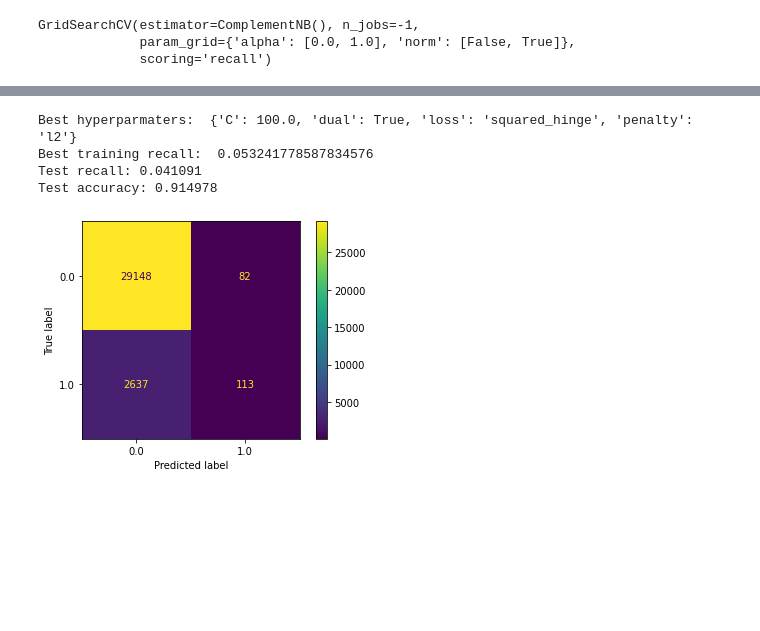
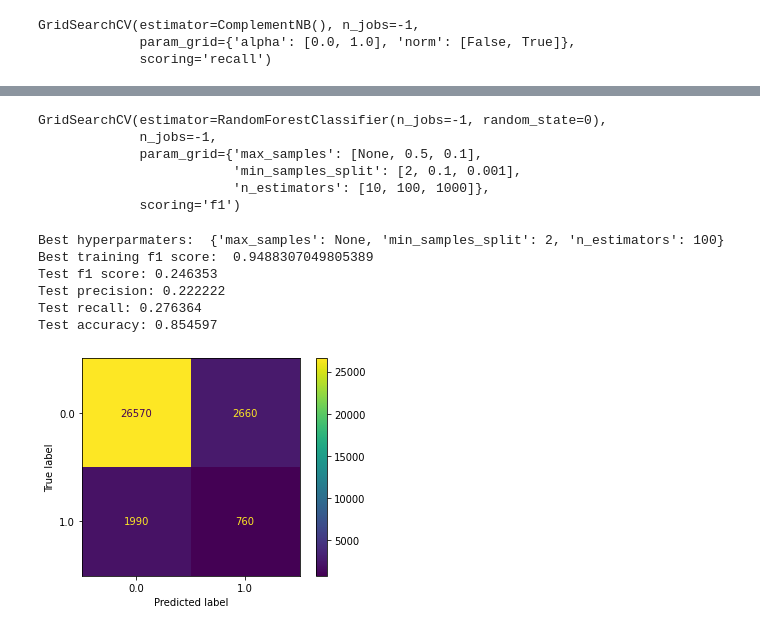
Before and after one commit to Imperator-M/Heart-Disease-ML-Project, a Jupyter notebook: Notebook/Heart_disease_group_project.ipynb, the cells around one changed output, grey strips where cells are left out. Saved outputs shown, nothing was run; the diff lists cells and outputs as text; code cells hidden in the pictures; blank space fills up the shorter version.

Commit message:
switched to f1 score, oversampled data

```diff
--- a/Notebook/Heart_disease_group_project.ipynb
+++ b/Notebook/Heart_disease_group_project.ipynb
@@ -456,20 +750,49 @@ GridSearchCV(estimator=LinearSVC(), n_jobs=-1,
+# %%
+# Although the performance of the random forest is pretty similar to that
+# of the single decision tree, we will still move forward with the random
+# forest, because (1) it has increased flexibility, as mentioned before,
+# and (2) it resulted in a higher amount of true positives, which is
+# perhaps the single most important quantity in the confusion matrix.
+
+# As with our other models, we now perform a grid search to try and find
+# the hyperparameters that result in the best-performing random forest
+# classifier.
+base_forest_model = RandomForestClassifier(random_state=0, n_jobs=-1)
+forest_parameters = {
+    "n_estimators": [10, 100, 1000],
+    "min_samples_split": [2, 0.1, 0.001],
+    "max_samples": [None, 0.5, 0.1]
+}
+tuned_forest_model = GridSearchCV(base_forest_model, param_grid=forest_parameters, scoring="f1", n_jobs=-1)
+tuned_forest_model.fit(X_train_oversampled, y_train_oversampled)
+# %% [output]
+GridSearchCV(estimator=RandomForestClassifier(n_jobs=-1, random_state=0),
+             n_jobs=-1,
+             param_grid={'max_samples': [None, 0.5, 0.1],
+                         'min_samples_split': [2, 0.1, 0.001],
+                         'n_estimators': [10, 100, 1000]},
+             scoring='f1')
 # %%
-# As with the other models, we now report the best hyperparameters
-# and the recall that the corresponding model was able to achieve
-print("Best hyperparmaters: ", tuned_svm_model.best_params_)
-print("Best training recall: ", tuned_svm_model.best_score_)
+# Now we can report the best hyperparameters and the f1 score that
+# the corresponding model was able to achieve
+print("Best hyperparmaters: ", tuned_forest_model.best_params_)
+print("Best training f1 score: ", tuned_forest_model.best_score_)
 
-# Finally, we use our tuned SVM to predict test labels, report
+# Finally, we use our tuned model to predict test labels, report
 # performance statistics on the test set, and plot the confusion
 # matrix
-y_pred_svm = tuned_svm_model.predict(X_test)
-print("Test recall: %f" % recall_score(y_true=y_test, y_pred=y_pred_svm))
-print("Test accuracy: %f" % accuracy_score(y_true=y_test, y_pred=y_pred_svm))
-ConfusionMatrixDisplay.from_predictions(y_test, y_pred_svm)
+y_pred_forest = tuned_forest_model.predict(X_test)
+print("Test f1 score: %f" % f1_score(y_true=y_test, y_pred=y_pred_forest))
+print("Test precision: %f" % precision_score(y_true=y_test, y_pred=y_pred_forest))
+print("Test recall: %f" % recall_score(y_true=y_test, y_pred=y_pred_forest))
+print("Test accuracy: %f" % accuracy_score(y_true=y_test, y_pred=y_pred_forest))
+ConfusionMatrixDisplay.from_predictions(y_test, y_pred_forest)
 plt.show()
 # %% [output]
-Best hyperparmaters:  {'C': 100.0, 'dual': True, 'loss': 'squared_hinge', 'penalty': 'l2'}
-Best training recall:  0.053241778587834576
-Test recall: 0.041091
-Test accuracy: 0.914978
+Best hyperparmaters:  {'max_samples': None, 'min_samples_split': 2, 'n_estimators': 100}
+Best training f1 score:  0.9488307049805389
+Test f1 score: 0.246353
+Test precision: 0.222222
+Test recall: 0.276364
+Test accuracy: 0.854597
-[figure, old version]
+[figure, new version]
```
Also changed, not shown: parts of 24 cells of this notebook.
